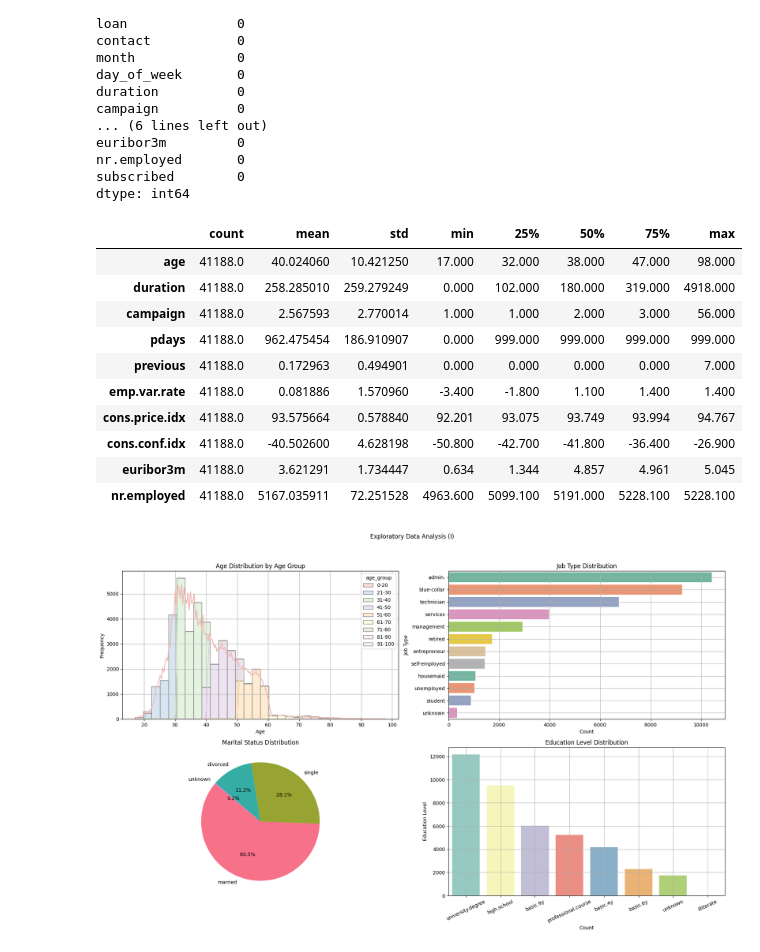
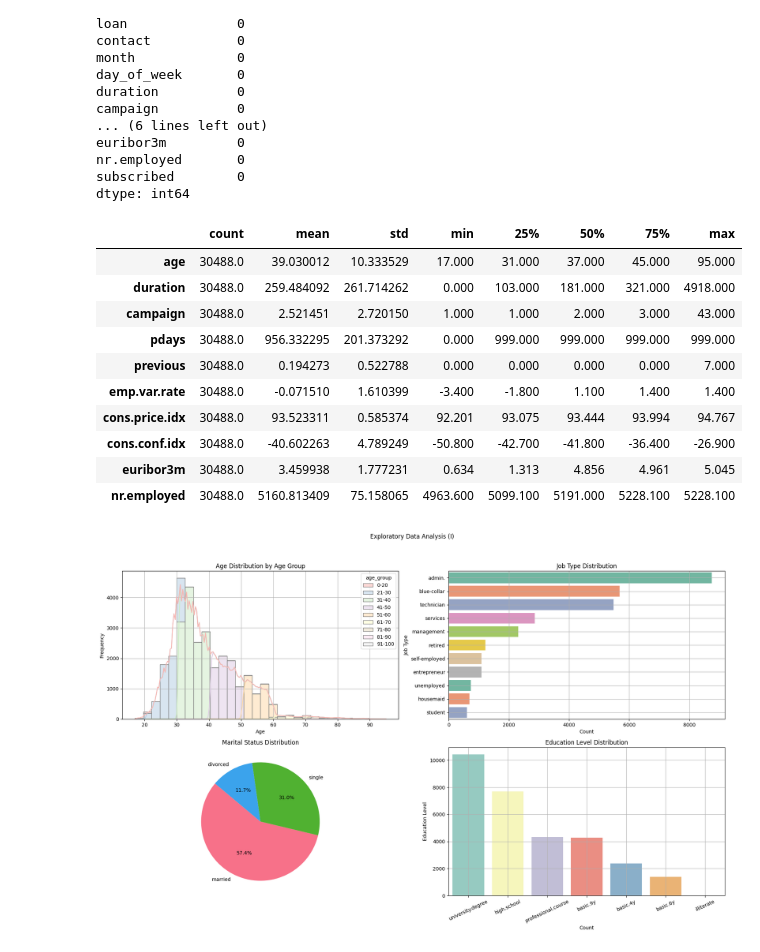
Before and after one commit to SergioCuencaNunez/ml3-bank-marketing, a Jupyter notebook: main.ipynb, the cells around one changed output. Drawn from its saved outputs; the diff is of its cells as text; code cells hidden in the pictures.

Commit message:
EDA finished and PCA start

```diff
--- a/main.ipynb
+++ b/main.ipynb
@@ -148,20 +145,29 @@ euribor3m         0
 nr.employed       0
 subscribed        0
 dtype: int64
+# %%
+# List of columns where 'unknown' values should lead to row removal
+check = ['education', 'default', 'housing', 'loan', 'job', 'marital']
+
+# Replace 'unknown' with NaN across the specified columns
+df.replace({'unknown': np.nan}, inplace = True)
+
+# Drop rows with NaN in any of the specified columns
+df.dropna(subset = check, inplace = True)
 # %%
 df.describe().T
 # %% [output]
 |  | count | mean | std | min | 25% | 50% | 75% | max |
-| age | 41188.0 | 40.024060 | 10.421250 | 17.000 | 32.000 | 38.000 | 47.000 | 98.000 |
-| duration | 41188.0 | 258.285010 | 259.279249 | 0.000 | 102.000 | 180.000 | 319.000 | 4918.000 |
-| campaign | 41188.0 | 2.567593 | 2.770014 | 1.000 | 1.000 | 2.000 | 3.000 | 56.000 |
-| pdays | 41188.0 | 962.475454 | 186.910907 | 0.000 | 999.000 | 999.000 | 999.000 | 999.000 |
-| previous | 41188.0 | 0.172963 | 0.494901 | 0.000 | 0.000 | 0.000 | 0.000 | 7.000 |
-| emp.var.rate | 41188.0 | 0.081886 | 1.570960 | -3.400 | -1.800 | 1.100 | 1.400 | 1.400 |
-| cons.price.idx | 41188.0 | 93.575664 | 0.578840 | 92.201 | 93.075 | 93.749 | 93.994 | 94.767 |
-| cons.conf.idx | 41188.0 | -40.502600 | 4.628198 | -50.800 | -42.700 | -41.800 | -36.400 | -26.900 |
-| euribor3m | 41188.0 | 3.621291 | 1.734447 | 0.634 | 1.344 | 4.857 | 4.961 | 5.045 |
-| nr.employed | 41188.0 | 5167.035911 | 72.251528 | 4963.600 | 5099.100 | 5191.000 | 5228.100 | 5228.100 |
+| age | 30488.0 | 39.030012 | 10.333529 | 17.000 | 31.000 | 37.000 | 45.000 | 95.000 |
+| duration | 30488.0 | 259.484092 | 261.714262 | 0.000 | 103.000 | 181.000 | 321.000 | 4918.000 |
+| campaign | 30488.0 | 2.521451 | 2.720150 | 1.000 | 1.000 | 2.000 | 3.000 | 43.000 |
+| pdays | 30488.0 | 956.332295 | 201.373292 | 0.000 | 999.000 | 999.000 | 999.000 | 999.000 |
+| previous | 30488.0 | 0.194273 | 0.522788 | 0.000 | 0.000 | 0.000 | 0.000 | 7.000 |
+| emp.var.rate | 30488.0 | -0.071510 | 1.610399 | -3.400 | -1.800 | 1.100 | 1.400 | 1.400 |
+| cons.price.idx | 30488.0 | 93.523311 | 0.585374 | 92.201 | 93.075 | 93.444 | 93.994 | 94.767 |
+| cons.conf.idx | 30488.0 | -40.602263 | 4.789249 | -50.800 | -42.700 | -41.800 | -36.400 | -26.900 |
+| euribor3m | 30488.0 | 3.459938 | 1.777231 | 0.634 | 1.313 | 4.856 | 4.961 | 5.045 |
+| nr.employed | 30488.0 | 5160.813409 | 75.158065 | 4963.600 | 5099.100 | 5191.000 | 5228.100 | 5228.100 |
 # %%
 import matplotlib.pyplot as plt
 import seaborn as sns
@@ -171,43 +177,44 @@ import warnings
 warnings.filterwarnings("ignore")
 
 # Subplot area
-fig, axes = plt.subplots(2, 2, figsize=(18, 12))
+fig, axes = plt.subplots(2, 2, figsize = (18, 12))
 fig.suptitle('Exploratory Data Analysis (I)')
 
 # Age Distribution by Age Group
-sns.histplot(data=df, x='age', hue='age_group', multiple='stack', palette='Pastel1', edgecolor='gray', ax=axes[0, 0], bins=30, kde=True)
+df['age_group'] = pd.cut(df['age'], bins=[0, 20, 30, 40, 50, 60, 70, 80, 90, 100], labels = ['0-20', '21-30', '31-40', '41-50', '51-60', '61-70', '71-80', '81-90', '91-100'])
+sns.histplot(data=df, x = 'age', hue = 'age_group', multiple = 'stack', palette = 'Pastel1', edgecolor = 'gray', ax = axes[0, 0], bins = 30, kde = True)
 axes[0, 0].set_title('Age Distribution by Age Group')
 axes[0, 0].set_xlabel('Age')
 axes[0, 0].set_ylabel('Frequency')
 axes[0, 0].grid(True)
 
 # Job Type Distribution
 job_types = df['job'].value_counts().index
 colors = sns.color_palette("Set2", len(job_types))
 for i, job in enumerate(job_types):
-    sns.barplot(x=[df[df['job'] == job]['job'].count()], y=[job], ax=axes[0, 1], color=colors[i])
+    sns.barplot(x=[df[df['job'] == job]['job'].count()], y = [job], ax = axes[0, 1], color = colors[i])
 axes[0, 1].set_title('Job Type Distribution')
 axes[0, 1].set_xlabel('Count')
 axes[0, 1].set_ylabel('Job Type')
 axes[0, 1].grid(True)
 
 # Marital Status Distribution
 marital_counts = df['marital'].value_counts()
-axes[1, 0].pie(marital_counts, labels=marital_counts.index, autopct='%1.1f%%', startangle=140, colors=sns.color_palette("husl", len(marital_counts)))
+axes[1, 0].pie(marital_counts, labels = marital_counts.index, autopct = '%1.1f%%', startangle = 140, colors = sns.color_palette("husl", len(marital_counts)))
 axes[1, 0].set_title('Marital Status Distribution')
 
 # Education Level Distribution
-sns.countplot(x='education', data=df, order=df['education'].value_counts().index, ax=axes[1, 1], palette='Set3')
+sns.countplot(x = 'education', data = df, order = df['education'].value_counts().index, ax = axes[1, 1], palette = 'Set3')
 axes[1, 1].set_title('Education Level Distribution')
 axes[1, 1].set_xlabel('Count')
 axes[1, 1].set_ylabel('Education Level')
-axes[1, 1].tick_params(axis='x', rotation=25, labelsize='medium')
+axes[1, 1].tick_params(axis = 'x', rotation = 25, labelsize = 'medium')
 axes[1, 1].grid(True)
 
-plt.tight_layout(rect=[0, 0.03, 1, 0.95])
+plt.tight_layout(rect = [0, 0.03, 1, 0.95])
 plt.show()
 # %% [output]
-[figure, old version]
+[figure, new version]
 # %%
 warnings.filterwarnings("ignore")
 
```
Also changed, not shown: parts of 27 cells of this notebook.
